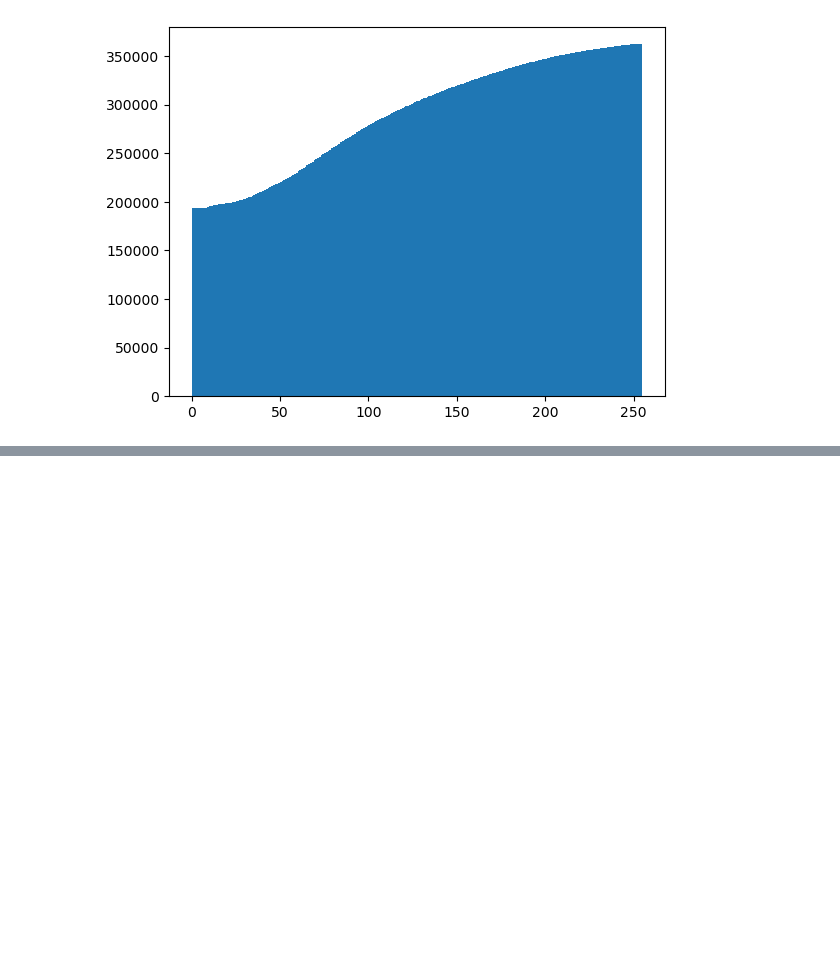
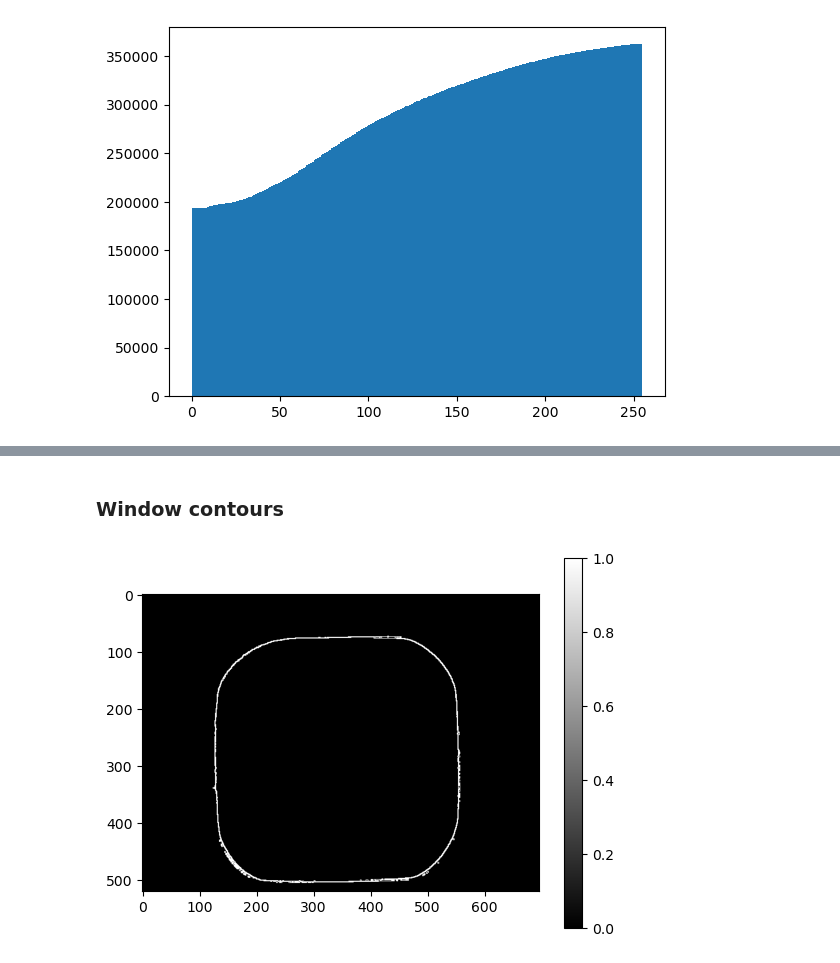
Before and after one commit to Lilian-GA/Nematode_status_assay, a Jupyter notebook: one_image_test.ipynb, the cells around one changed output, grey strips where cells are left out. Cells and saved outputs as stored; diff of their text form; code cells hidden in the pictures; blank space fills up the shorter version.

```diff
--- a/one_image_test.ipynb
+++ b/one_image_test.ipynb
@@ -87,0 +116,9 @@ plt.show()
+# %% [markdown]
+### Window contours
+# %%
+negative_window_contour = stretch(filters.sobel(empty_window))>30
+plt.imshow(negative_window_contour, cmap="gray")
+plt.colorbar()
+plt.show()
+# %% [output]
+[figure, added]
```
Also changed, not shown: parts of 13 cells of this notebook.
